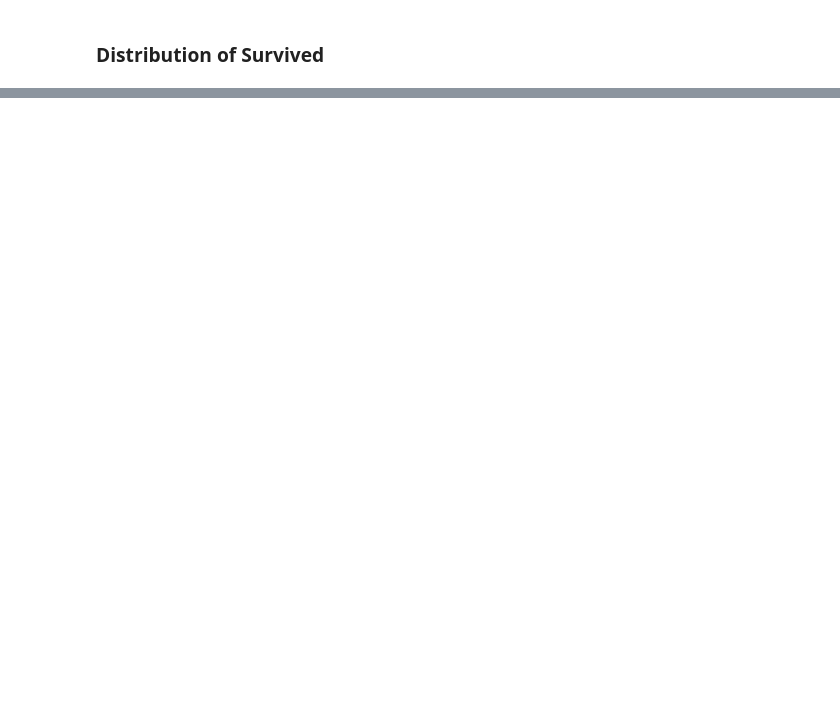
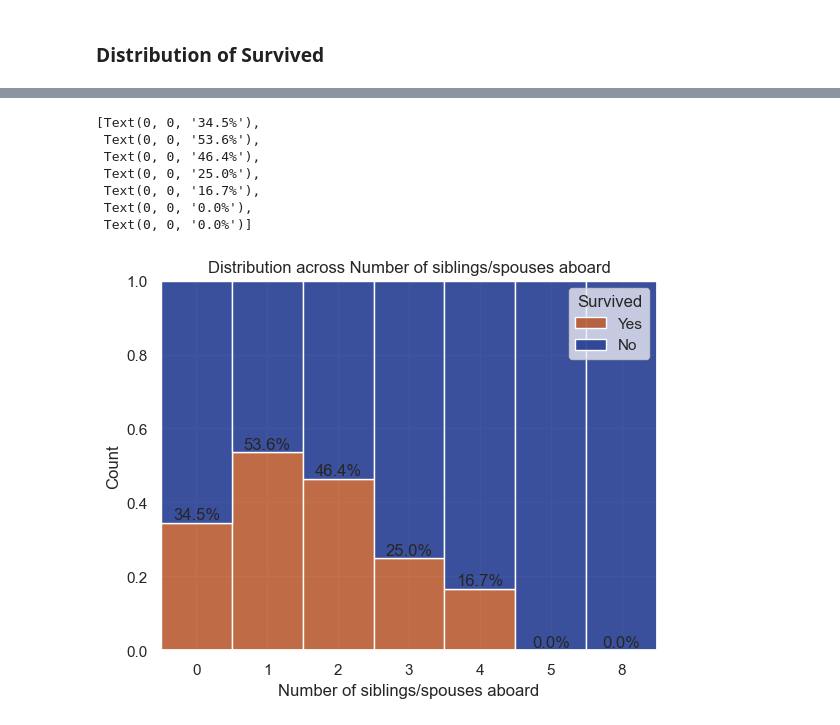
Before and after one commit to ManShunChoong/titanic-survival-prediction, a Jupyter notebook: main.ipynb, the cells around one changed output, grey strips where cells are left out. Cells and saved outputs as stored; diff of their text form; code cells hidden in the pictures; blank space fills up the shorter version.

```diff
--- a/main.ipynb
+++ b/main.ipynb
@@ -257,0 +260,23 @@ countplot.legend(labels=["No", "Yes"], title="Survived")
+# %%
+x, hue = "Number of siblings/spouses aboard", "Survived"
+df = train_df.loc[:, ["Survived"]]
+df[x] = train_df.SibSp.apply(str)
+df.sort_values(x, inplace=True)
+
+plot = sns.histplot(data=df, x=x, hue=hue, multiple="fill")
+plot.set_title(f"Distribution across {x}")
+plot.legend(labels=["Yes", "No"], title="Survived")
+
+labels = [
+    f"{v.get_height():.1%}" for v in plot.containers[0]
+]
+plot.bar_label(container=plot.containers[0], labels=labels)
+# %% [output]
+[Text(0, 0, '34.5%'),
+ Text(0, 0, '53.6%'),
+ Text(0, 0, '46.4%'),
+ Text(0, 0, '25.0%'),
+ Text(0, 0, '16.7%'),
+ Text(0, 0, '0.0%'),
+ Text(0, 0, '0.0%')]
+[figure, added]
```
Also changed, not shown: parts of 54 cells of this notebook.
